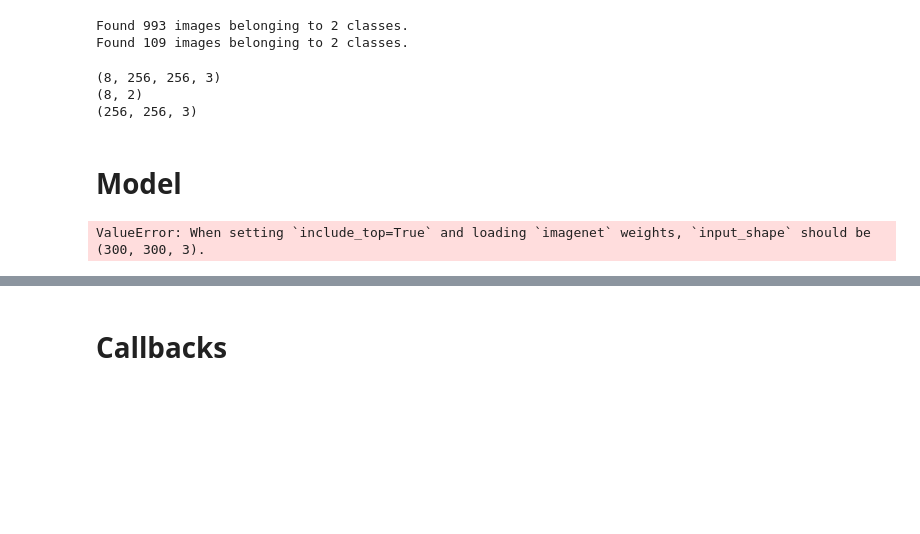
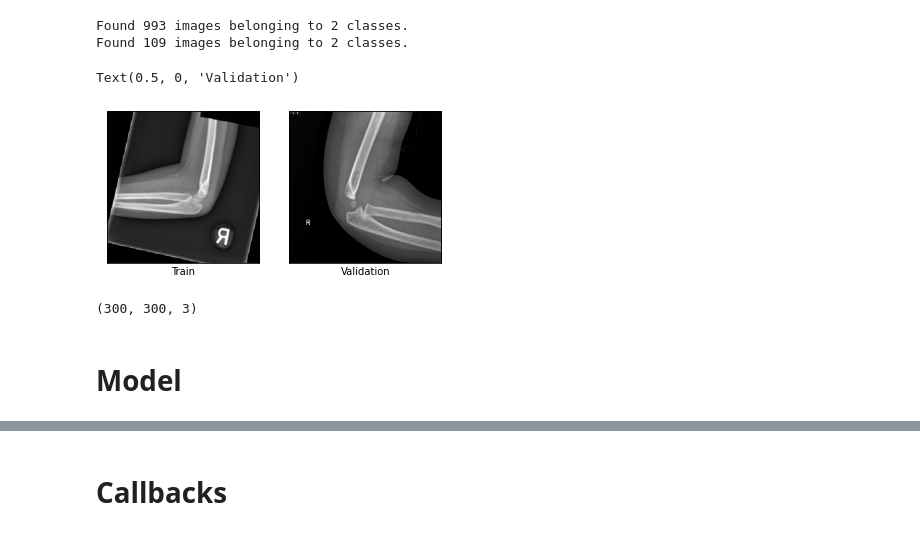
Before and after one commit to calciver/ecdl, a Jupyter notebook: jupyters/troubleshoot.ipynb, the cells around one changed output, grey strips where cells are left out. Cells and saved outputs as stored; diff of their text form; code cells hidden in the pictures; blank space fills up the shorter version.

```diff
--- a/jupyters/troubleshoot.ipynb
+++ b/jupyters/troubleshoot.ipynb
@@ -30,16 +33,16 @@ class myargs():
         self.epochs = 200
         self.model = 'efficientnet'
         self.model_type = 'b3'
-        self.image_dims = 256
-        self.rotation_range = 60
+        self.image_dims = 300
+        self.rotation_range = 10
         self.width_shift_range = 0.05
         self.height_shift_range = 0.05
-        self.brightness_range = None
+        self.brightness_range = [0.8, 1.2]
         self.zoom_range = 0.05
         self.horizontal_flip = True
-        self.vertical_flip = True
+        self.vertical_flip = False
         self.validation_split = 0.1
-        self.batch_size = 8
+        self.batch_size = 4
         self.class_mode = 'categorical'
 
 # {
@@ -61,10 +64,15 @@ class myargs():
 # }
 
 args = myargs()
+
+
+base_path = '/workspaces/ecdl'
+exp_path = os.path.join(base_path, 'experiments')
+model_path = os.path.join(exp_path, args.exp_id)
 # %% [markdown]
 # Data Generators
 # %%
-train_dir = '/workspaces/ecdl/elbow_data/SABINE_Training_Set'
+train_dir = os.path.join(base_path, 'elbow_data/SABINE_Training_Set')
 
 base_image_generator = tf.keras.preprocessing.image.ImageDataGenerator(rotation_range=args.rotation_range,
                                                                        width_shift_range=args.width_shift_range,
@@ -74,6 +82,9 @@ base_image_generator = tf.keras.preprocessing.image.ImageDataGenerator(rotation_
                                                                        horizontal_flip=args.horizontal_flip,
                                                                        vertical_flip=args.vertical_flip,
                                                                        rescale=1./255,
+                                                                       validation_split = args.validation_split)
+
+bas2_image_generator = tf.keras.preprocessing.image.ImageDataGenerator(rescale=1./255,
                                                                        validation_split = args.validation_split)
 
 
@@ -87,7 +98,7 @@ train_data_gen = base_image_generator.flow_from_directory(batch_size=args.batch_
 
 
 
-val_data_gen = base_image_generator.flow_from_directory(batch_size=args.batch_size,
+val_data_gen = bas2_image_generator.flow_from_directory(batch_size=args.batch_size,
                                                         target_size=(args.image_dims, args.image_dims),
                                                         directory=train_dir,
                                                         shuffle=True,
@@ -97,28 +108,26 @@ val_data_gen = base_image_generator.flow_from_directory(batch_size=args.batch_si
 Found 993 images belonging to 2 classes.
 Found 109 images belonging to 2 classes.
 # %%
-sample = next(train_data_gen)
+train_sample = next(train_data_gen)
+val_sample = next(val_data_gen)
+# %%
+plt.subplot(1,2,1)
+plt.imshow(train_sample[0][0,...])
+plt.xticks([])
+plt.yticks([])
+plt.xlabel('Train')
+plt.subplot(1,2,2)
+plt.imshow(val_sample[0][0,...])
+plt.xticks([])
+plt.yticks([])
+plt.xlabel('Validation')
+# %% [output]
+Text(0.5, 0, 'Validation')
+[figure, added]
 # %%
-print(sample[0].shape)
-print(sample[1].shape)
-print(sample[0].shape[1:])
+input_shape=train_sample[0].shape[1:]
+print(input_shape)
 # %% [output]
-(8, 256, 256, 3)
-(8, 2)
-(256, 256, 3)
+(300, 300, 3)
 # %% [markdown]
 # Model
-# %%
-model = ecdl.models.tensorflow_efficientnet(model_name=args.model_type,
-#                                             classes=2,
-                                            weights='imagenet',
-                                            include_top=True,
-                                            input_shape=sample[0].shape[1:])
-
-model.compile(optimizer='adam',
-              loss=tf.keras.losses.CategoricalCrossentropy(),
-              metrics=['accuracy']
-             )
-model.summary()
-# %% [output]
-ValueError: When setting `include_top=True` and loading `imagenet` weights, `input_shape` should be (300, 300, 3).
```
Also changed, not shown: parts of 18 cells of this notebook, 10 other files.
